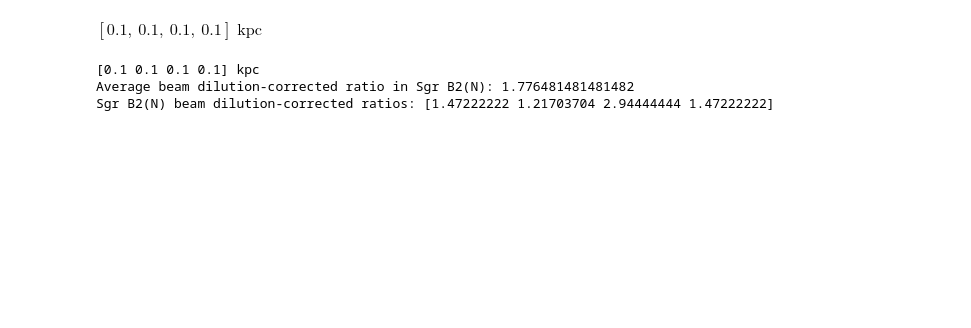
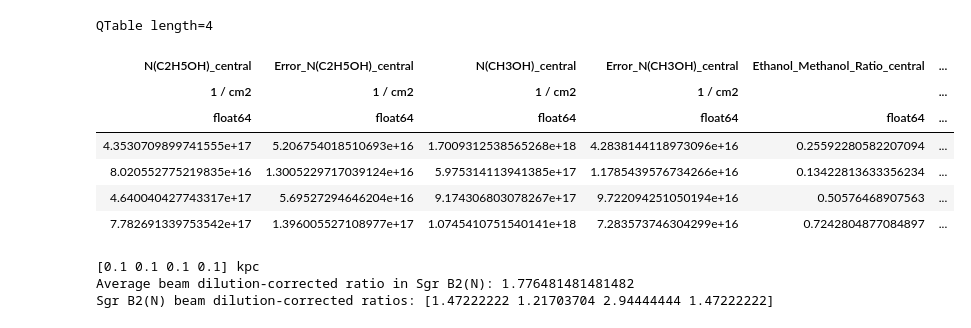
Before and after one commit to djeff1887/SgrB2DS_COMWorkspace, a Jupyter notebook: scripts/literature_comparison.ipynb, the cells around one changed output. Drawn from its saved outputs; the diff is of its cells as text; code cells hidden in the pictures; blank space fills up the shorter version.

```diff
--- a/scripts/literature_comparison.ipynb
+++ b/scripts/literature_comparison.ipynb
@@ -7,9 +7,16 @@ plothome='/blue/adamginsburg/d.jeff/SgrB2DS_COMAnalysis/plots/LiteratureComparis
 # %%
 dsratiomeasurements=QTable.read(f'/blue/adamginsburg/d.jeff/SgrB2DS_COMAnalysis/tables/thesis_ethanolmethanol_results/ratios_at_central_pixel.fits')
 ds_distances=np.ones(len(dsratiomeasurements))*(0.1*u.kpc)
-ds_distances
+dsratiomeasurements
 # %% [output]
-$[0.1,~0.1,~0.1,~0.1] \; \mathrm{kpc}$
+QTable length=4
+| N(C2H5OH)_central | Error_N(C2H5OH)_central | N(CH3OH)_central | Error_N(CH3OH)_central | Ethanol_Methanol_Ratio_central | ... |
+| 1 / cm2 | 1 / cm2 | 1 / cm2 | 1 / cm2 |  | ... |
+| float64 | float64 | float64 | float64 | float64 | ... |
+| 4.3530709899741555e+17 | 5.206754018510693e+16 | 1.7009312538565268e+18 | 4.2838144118973096e+16 | 0.25592280582207094 | ... |
+| 8.020552775219835e+16 | 1.3005229717039124e+16 | 5.975314113941385e+17 | 1.1785439576734266e+16 | 0.13422813633356234 | ... |
+| 4.640040427743317e+17 | 5.69527294646204e+16 | 9.174306803078267e+17 | 9.722094251050194e+16 | 0.50576468907563 | ... |
+| 7.782691339753542e+17 | 1.396005527108977e+17 | 1.0745410751540141e+18 | 7.283573746304299e+16 | 0.7242804877084897 | ... |
 # %%
 chen2023_ethanolcolumn=np.array([3.1,5.5,17,24,12,8,2.8,8.5,1.4,0.2,6,1.6,2,1.3])*10**16*u.cm**-2
 chen2023_ethanolcolumnerror=np.array([0.8,1.5,4,4,3,2,0.7,1.5,0.3,0.05,1.5,0.3,0.5,0.4])*10**16*u.cm**-2
```
Also changed, not shown: parts of 2 cells of this notebook, 13 other files.
